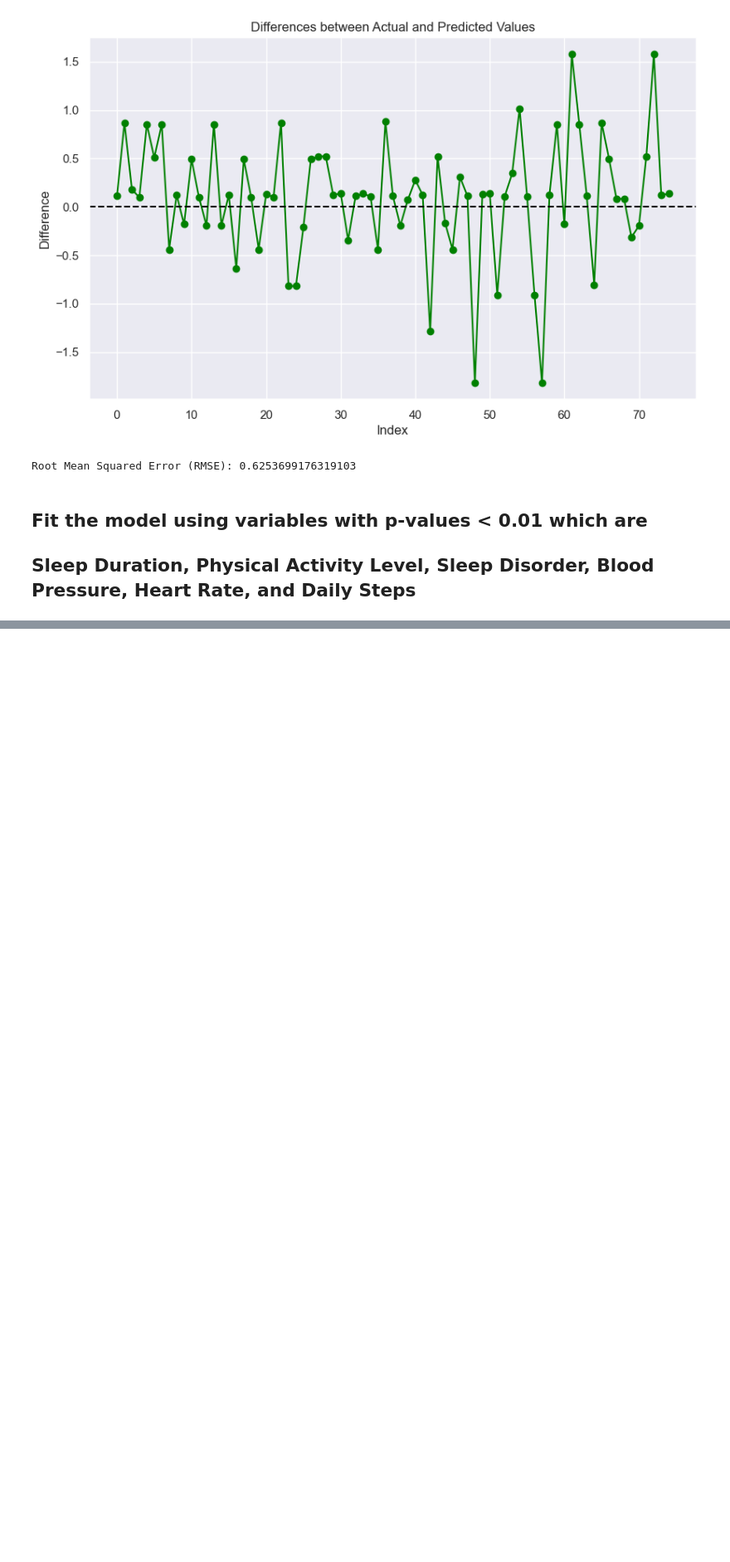
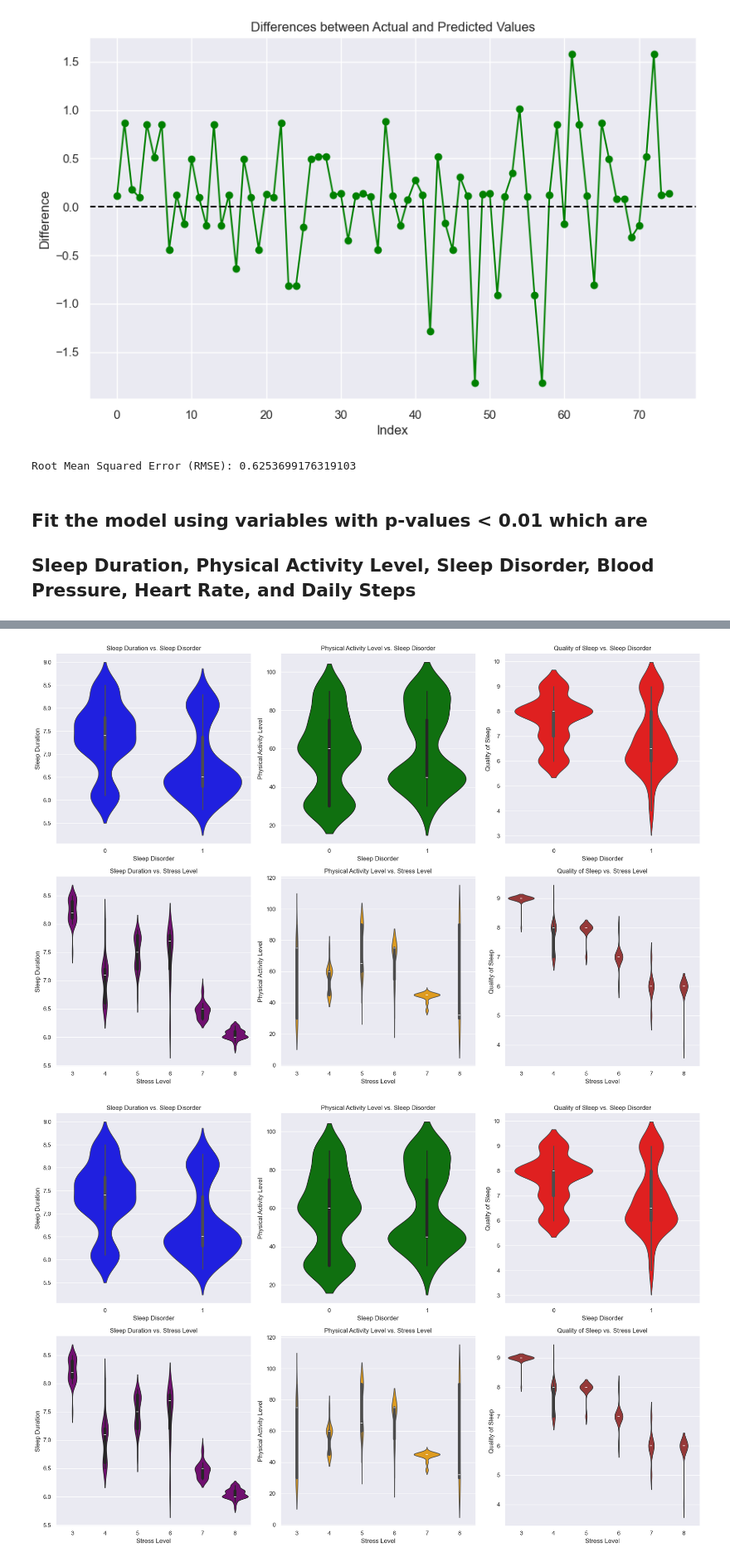
Before and after one commit to GrassjellyMoab/SC1015_MiniProject, a Jupyter notebook: SleepDisorderPred.ipynb, the cells around one changed output, grey strips where cells are left out. Shown at 83% size. Drawn from its saved outputs; the diff is of its cells as text; code cells hidden in the pictures; blank space fills up the shorter version.

Commit message:
added violin plots

```diff
--- a/SleepDisorderPred.ipynb
+++ b/SleepDisorderPred.ipynb
@@ -729,3 +729,73 @@ Heart Rate      : 0.6700847319804721
 Daily Steps     : 2.158472796484991e-35
 [figure]
 Root Mean Squared Error (RMSE): 0.744268318569122
+# %%
+# Initial plotting
+fig, axes = plt.subplots(2, 3, figsize=(18, 12))
+
+# Plotting graphs related to sleep
+sb.violinplot(data=sleepData, y="Sleep Duration", x="Sleep Disorder", ax=axes[0, 0], color="blue")
+axes[0, 0].set_title("Sleep Duration vs. Sleep Disorder")
+
+sb.violinplot(data=sleepData, y="Physical Activity Level", x="Sleep Disorder", ax=axes[0, 1], color="green")
+axes[0, 1].set_title("Physical Activity Level vs. Sleep Disorder")
+
+sb.violinplot(data=sleepData, y="Quality of Sleep", x="Sleep Disorder", ax=axes[0, 2], color="red")
+axes[0, 2].set_title("Quality of Sleep vs. Sleep Disorder")
+
+# Plotting graphs related to stress
+sb.violinplot(data=sleepData, y="Sleep Duration", x="Stress Level", ax=axes[1, 0], color="purple")
+axes[1, 0].set_title("Sleep Duration vs. Stress Level")
+
+sb.violinplot(data=sleepData, y="Physical Activity Level", x="Stress Level", ax=axes[1, 1], color="orange")
+axes[1, 1].set_title("Physical Activity Level vs. Stress Level")
+
+sb.violinplot(data=sleepData, y="Quality of Sleep", x="Stress Level", ax=axes[1, 2], color="brown")
+axes[1, 2].set_title("Quality of Sleep vs. Stress Level")
+
+plt.tight_layout()
+plt.show()
+
+# Function to remove outliers using IQR
+def remove_outliers(df, column):
+    Q1 = df[column].quantile(0.25)
+    Q3 = df[column].quantile(0.75)
+    IQR = Q3 - Q1
+    lower_bound = Q1 - 1.5 * IQR
+    upper_bound = Q3 + 1.5 * IQR
+    return df[(df[column] >= lower_bound) & (df[column] <= upper_bound)]
+
+# Removing outliers for each column
+clean_data = remove_outliers(sleepData, "Sleep Duration")
+clean_data = remove_outliers(clean_data, "Quality of Sleep")
+clean_data = remove_outliers(clean_data, "Physical Activity Level")
+clean_data = remove_outliers(clean_data, "Stress Level")
+
+# Recreating the plots without outliers
+fig, axes = plt.subplots(2, 3, figsize=(18, 12))
+
+# Plotting the graphs related to sleep without outliers
+sb.violinplot(data=clean_data, y="Sleep Duration", x="Sleep Disorder", ax=axes[0, 0], color="blue")
+axes[0, 0].set_title("Sleep Duration vs. Sleep Disorder")
+
+sb.violinplot(data=clean_data, y="Physical Activity Level", x="Sleep Disorder", ax=axes[0, 1], color="green")
+axes[0, 1].set_title("Physical Activity Level vs. Sleep Disorder")
+
+sb.violinplot(data=clean_data, y="Quality of Sleep", x="Sleep Disorder", ax=axes[0, 2], color="red")
+axes[0, 2].set_title("Quality of Sleep vs. Sleep Disorder")
+
+# Plotting graphs related to stress
+sb.violinplot(data=clean_data, y="Sleep Duration", x="Stress Level", ax=axes[1, 0], color="purple")
+axes[1, 0].set_title("Sleep Duration vs. Stress Level")
+
+sb.violinplot(data=clean_data, y="Physical Activity Level", x="Stress Level", ax=axes[1, 1], color="orange")
+axes[1, 1].set_title("Physical Activity Level vs. Stress Level")
+
+sb.violinplot(data=clean_data, y="Quality of Sleep", x="Stress Level", ax=axes[1, 2], color="brown")
+axes[1, 2].set_title("Quality of Sleep vs. Stress Level")
+
+plt.tight_layout()
+plt.show()
+# %% [output]
+[figure, added]
+[figure, added]
```
Also changed, not shown: parts of 7 cells of this notebook.
